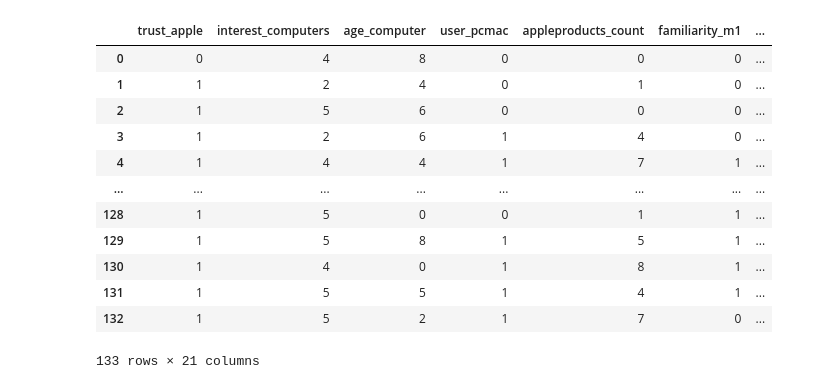
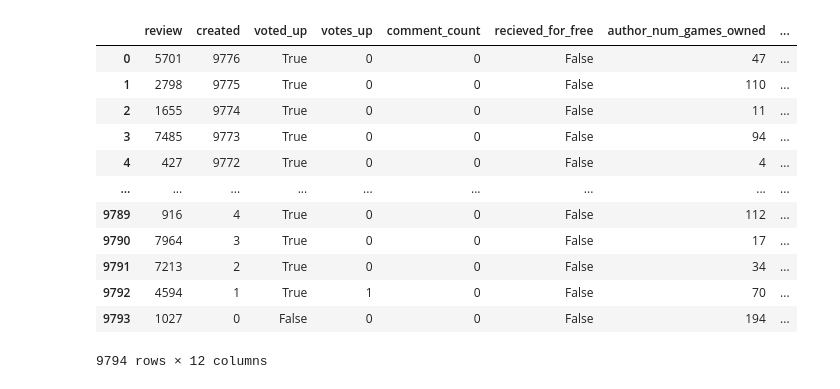
Before and after one commit to Joombey/big-data, a Jupyter notebook: pr6/pr6lab.ipynb, the cells around one changed output. Cells and saved outputs as stored; diff of their text form; code cells hidden in the pictures.

```diff
--- a/pr6/pr6lab.ipynb
+++ b/pr6/pr6lab.ipynb
@@ -5,7 +5,6 @@ import numpy as np
 import seaborn as sns
 import sklearn.metrics as metrics
 # %%
-data: pd.DataFrame = pd.read_csv("M1_data.csv")
-del data["domain"]
+data: pd.DataFrame = pd.read_csv("../elden_ring_steam_reviews.csv")
 data
 # %% [output]
@@ -36,25 +24,42 @@ Name: count, dtype: int64
 # %%
-data["trust_apple"].replace({"Yes" : 1, "No" : 0}, inplace=True)
-data["m1_purchase"].replace({"Yes" : 1, "No" : 0}, inplace=True)
-data["familiarity_m1"].replace({"Yes" : 1, "No" : 0}, inplace=True)
-data["gender"].replace({"Male" : 1, "Female" : 0}, inplace=True)
-data["status"].replace({"Student" : 0, "Retired" : 0, "Unemployed" : 0, "Student ant employed" : 1, "Employed" : 1, "Self-Employed" : 1}, inplace=True)
-data["user_pcmac"].replace({"Apple" : 1, "PC" : 0, "Hp" : 0, "Other" : 0}, inplace=True)
+# data["trust_apple"].replace({"Yes" : 1, "No" : 0}, inplace=True)
+# data["m1_purchase"].replace({"Yes" : 1, "No" : 0}, inplace=True)
+# data["familiarity_m1"].replace({"Yes" : 1, "No" : 0}, inplace=True)
+# data["gender"].replace({"Male" : 1, "Female" : 0}, inplace=True)
+# data["status"].replace({"Student" : 0, "Retired" : 0, "Unemployed" : 0, "Student ant employed" : 1, "Employed" : 1, "Self-Employed" : 1}, inplace=True)
+# data["user_pcmac"].replace({"Apple" : 1, "PC" : 0, "Hp" : 0, "Other" : 0}, inplace=True)
+# data.drop_duplicates(inplace=True)
+
+from sklearn.calibration import LabelEncoder
+import sklearn.preprocessing as preprocessing
+
+
+encoder = preprocessing.LabelEncoder()
+data["review"].fillna("empty", inplace=True)
+for column in data.columns:
+    if data[column].dtype == 'object':
+    # Примените кодирование только к колонкам с типом 'object' (строки)
+        data[column] = encoder.fit_transform(data[column])
+
+del data["id"]
+del data["steam_purchase"]
+del data["language"]
+del data["written_during_early_access"]
 data
 # %% [output]
-|  | trust_apple | interest_computers | age_computer | user_pcmac | appleproducts_count | familiarity_m1 | ... |
-| 0 | 0 | 4 | 8 | 0 | 0 | 0 | ... |
-| 1 | 1 | 2 | 4 | 0 | 1 | 0 | ... |
-| 2 | 1 | 5 | 6 | 0 | 0 | 0 | ... |
-| 3 | 1 | 2 | 6 | 1 | 4 | 0 | ... |
-| 4 | 1 | 4 | 4 | 1 | 7 | 1 | ... |
-| ... | ... | ... | ... | ... | ... | ... | ... |
-| 128 | 1 | 5 | 0 | 0 | 1 | 1 | ... |
-| 129 | 1 | 5 | 8 | 1 | 5 | 1 | ... |
-| 130 | 1 | 4 | 0 | 1 | 8 | 1 | ... |
-| 131 | 1 | 5 | 5 | 1 | 4 | 1 | ... |
-| 132 | 1 | 5 | 2 | 1 | 7 | 0 | ... |
+|  | review | created | voted_up | votes_up | comment_count | recieved_for_free | author_num_games_owned | ... |
+| 0 | 5701 | 9776 | True | 0 | 0 | False | 47 | ... |
+| 1 | 2798 | 9775 | True | 0 | 0 | False | 110 | ... |
+| 2 | 1655 | 9774 | True | 0 | 0 | False | 11 | ... |
+| 3 | 7485 | 9773 | True | 0 | 0 | False | 94 | ... |
+| 4 | 427 | 9772 | True | 0 | 0 | False | 4 | ... |
+| ... | ... | ... | ... | ... | ... | ... | ... | ... |
+| 9789 | 916 | 4 | True | 0 | 0 | False | 112 | ... |
+| 9790 | 7964 | 3 | True | 0 | 0 | False | 17 | ... |
+| 9791 | 7213 | 2 | True | 0 | 0 | False | 34 | ... |
+| 9792 | 4594 | 1 | True | 1 | 0 | False | 70 | ... |
+| 9793 | 1027 | 0 | False | 0 | 0 | False | 194 | ... |
-133 rows × 21 columns
+9794 rows × 12 columns
 # %%
 from sklearn.cluster import KMeans
 from sklearn.cluster import DBSCAN
```
Also changed, not shown: parts of 12 cells of this notebook.
